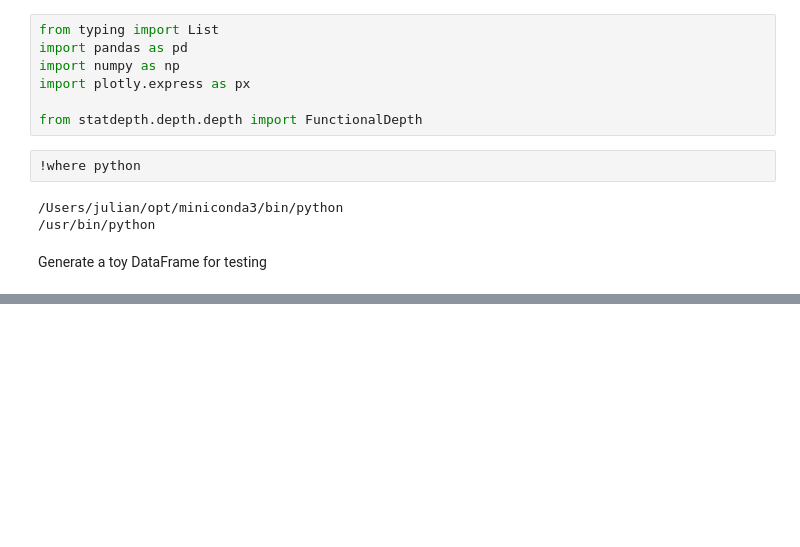
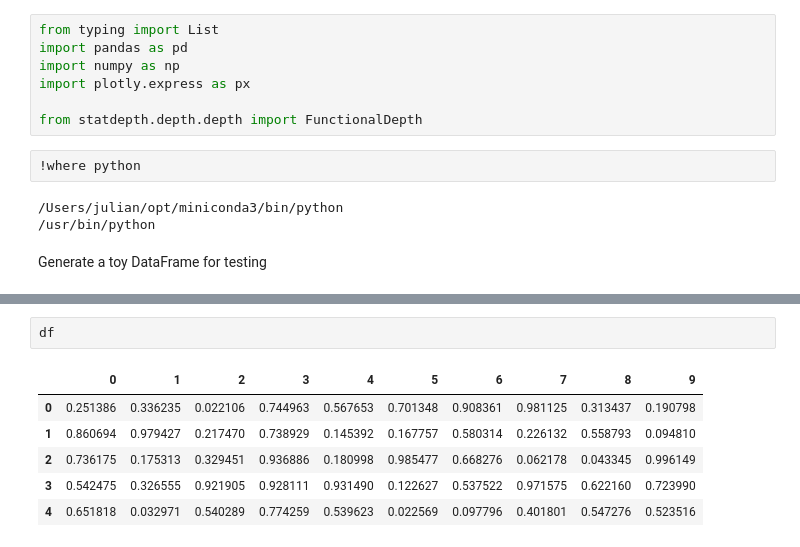
Before and after one commit to braingeneers/statdepth, a Jupyter notebook: testing_notebooks/jlehrer_testing_notebook_02.ipynb, the cells around one changed output, grey strips where cells are left out. Drawn from its saved outputs; the diff is of its cells as text; blank space fills up the shorter version.

```diff
--- a/testing_notebooks/jlehrer_testing_notebook_02.ipynb
+++ b/testing_notebooks/jlehrer_testing_notebook_02.ipynb
@@ -68,0 +118,9 @@ px.scatter(x=cl.loc[:, 0], y=cl.loc[:, 1])
+# %%
+df
+# %% [output]
+|  | 0 | 1 | 2 | 3 | 4 | 5 | 6 | 7 | 8 | 9 |
+| 0 | 0.251386 | 0.336235 | 0.022106 | 0.744963 | 0.567653 | 0.701348 | 0.908361 | 0.981125 | 0.313437 | 0.190798 |
+| 1 | 0.860694 | 0.979427 | 0.217470 | 0.738929 | 0.145392 | 0.167757 | 0.580314 | 0.226132 | 0.558793 | 0.094810 |
+| 2 | 0.736175 | 0.175313 | 0.329451 | 0.936886 | 0.180998 | 0.985477 | 0.668276 | 0.062178 | 0.043345 | 0.996149 |
+| 3 | 0.542475 | 0.326555 | 0.921905 | 0.928111 | 0.931490 | 0.122627 | 0.537522 | 0.971575 | 0.622160 | 0.723990 |
+| 4 | 0.651818 | 0.032971 | 0.540289 | 0.774259 | 0.539623 | 0.022569 | 0.097796 | 0.401801 | 0.547276 | 0.523516 |
```
Also changed, not shown: parts of 11 cells of this notebook, 4 other files.
